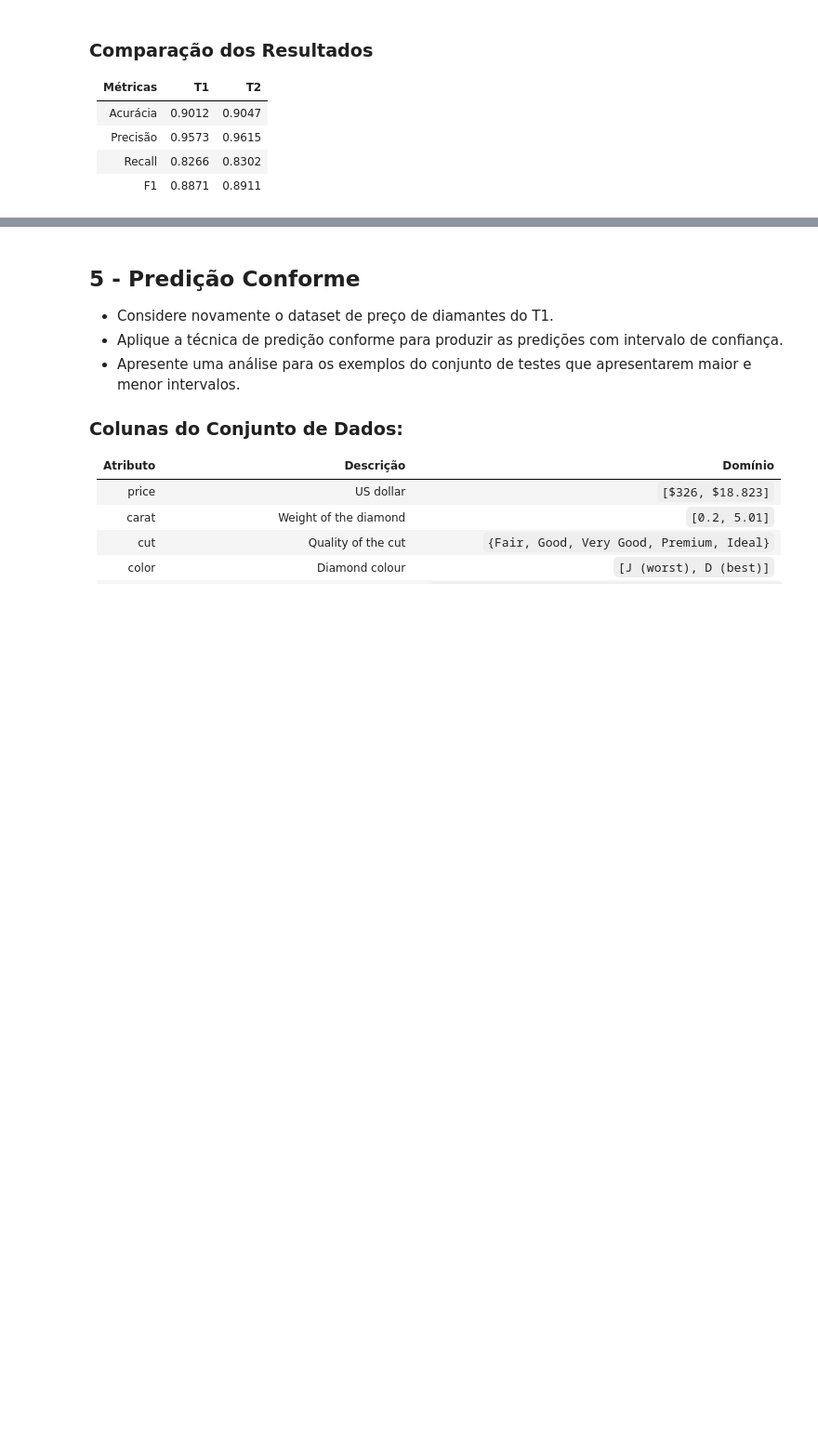
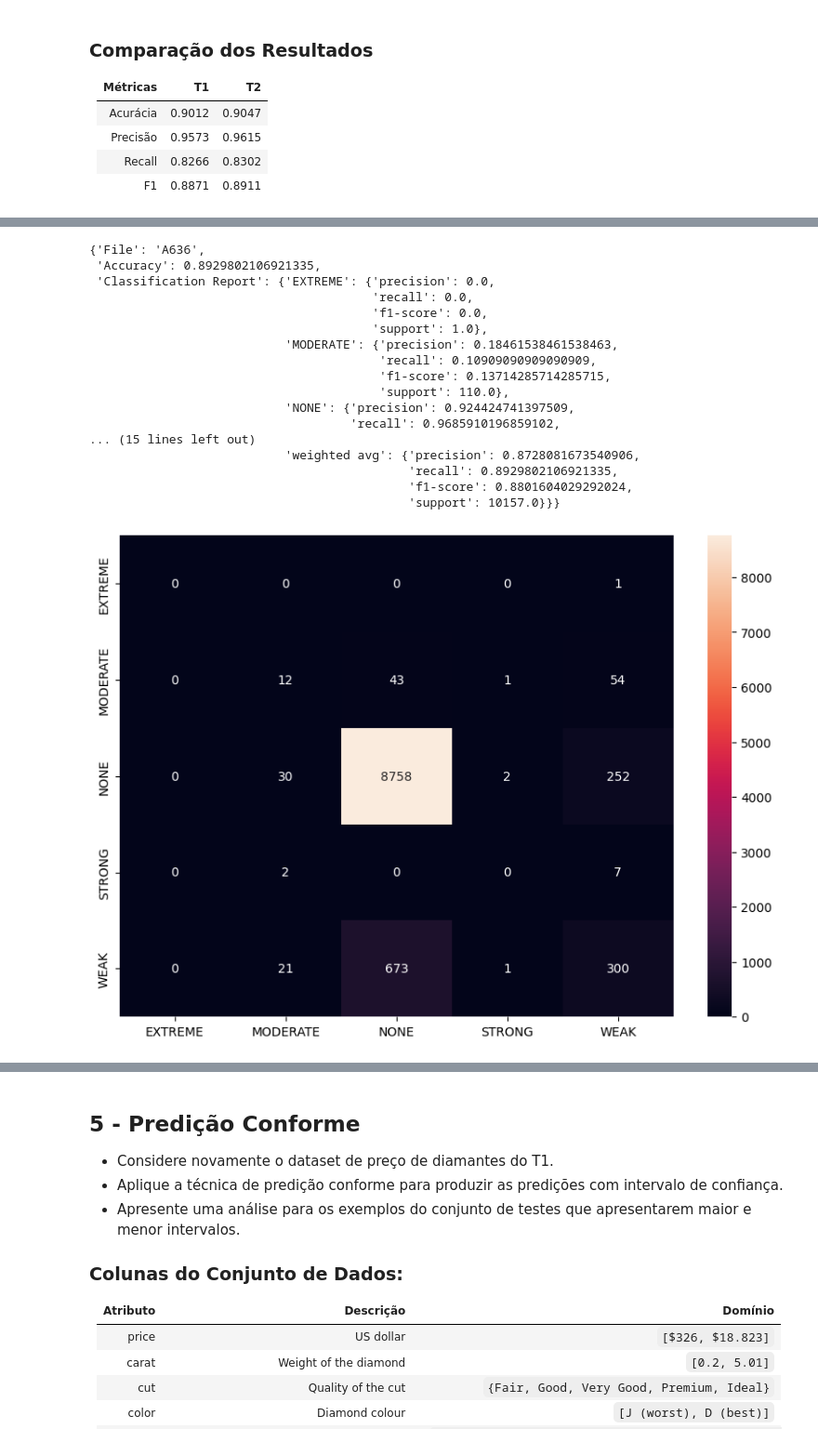
Before and after one commit to mmoura-dev/ppcic-ml, a Jupyter notebook: notebooks/AM_T2_MATHEUS_DOS_SANTOS_MOURA.ipynb, the cells around one changed output, grey strips where cells are left out. Shown at 93% size. Drawn from its saved outputs; the diff is of its cells as text; code cells hidden in the pictures; blank space fills up the shorter version.

```diff
--- a/notebooks/AM_T2_MATHEUS_DOS_SANTOS_MOURA.ipynb
+++ b/notebooks/AM_T2_MATHEUS_DOS_SANTOS_MOURA.ipynb
@@ -228,0 +407,21 @@ evaluate_model(q1_models[0], q1_scaled_X_test, q1_y_test)
+# %%
+q2_main("A636")
+# %% [output]
+{'File': 'A636',
+ 'Accuracy': 0.8929802106921335,
+ 'Classification Report': {'EXTREME': {'precision': 0.0,
+                                       'recall': 0.0,
+                                       'f1-score': 0.0,
+                                       'support': 1.0},
+                           'MODERATE': {'precision': 0.18461538461538463,
+                                        'recall': 0.10909090909090909,
+                                        'f1-score': 0.13714285714285715,
+                                        'support': 110.0},
+                           'NONE': {'precision': 0.924424741397509,
+                                    'recall': 0.9685910196859102,
+... (15 lines left out)
+                           'weighted avg': {'precision': 0.8728081673540906,
+                                            'recall': 0.8929802106921335,
+                                            'f1-score': 0.8801604029292024,
+                                            'support': 10157.0}}}
+[figure, added]
```
Also changed, not shown: parts of 18 cells of this notebook.
